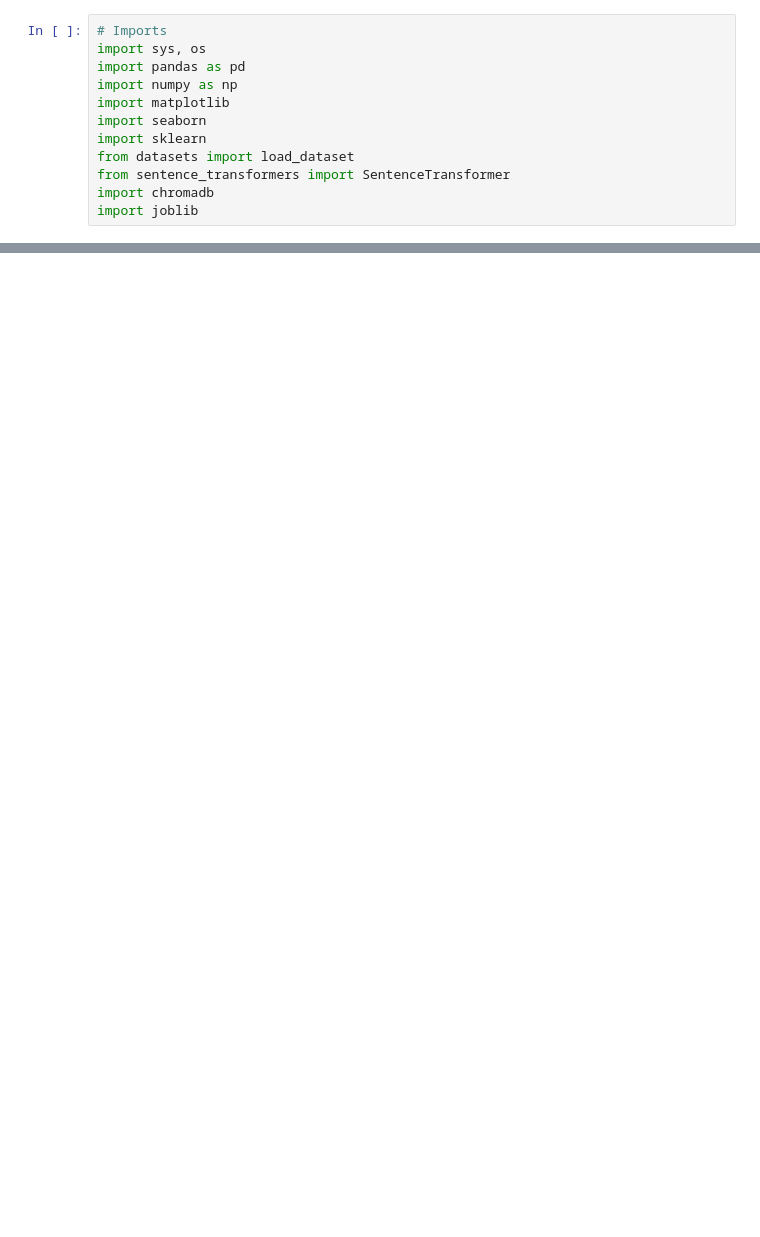
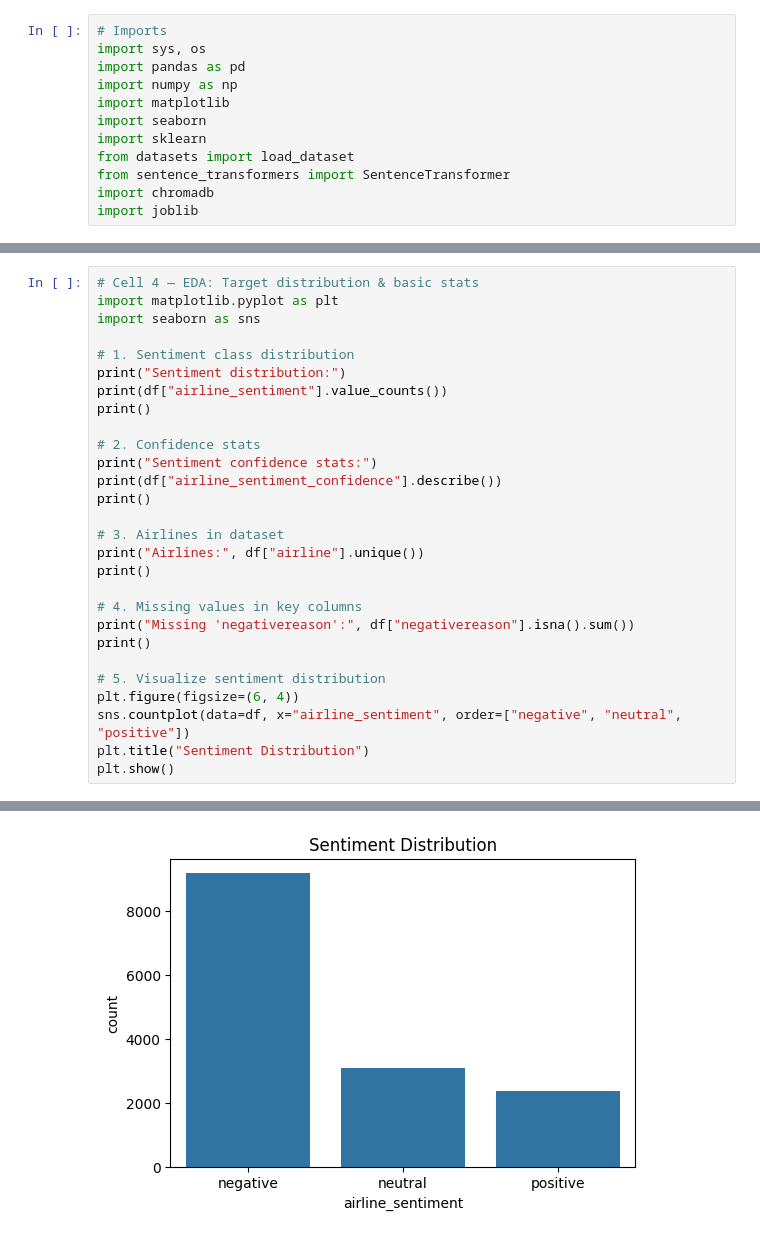
Before and after one commit to red-jen/AeroStream-Analytics, a Jupyter notebook: notebooks/00_environment_setup.ipynb, the cells around one changed output, grey strips where cells are left out. Drawn from its saved outputs; the diff is of its cells as text; blank space fills up the shorter version.

```diff
--- a/notebooks/00_environment_setup.ipynb
+++ b/notebooks/00_environment_setup.ipynb
@@ -53,0 +68,29 @@ NameError: name 'text' is not defined
+# %%
+# Cell 4 — EDA: Target distribution & basic stats
+import matplotlib.pyplot as plt
+import seaborn as sns
+
+# 1. Sentiment class distribution
+print("Sentiment distribution:")
+print(df["airline_sentiment"].value_counts())
+print()
+
+# 2. Confidence stats
+print("Sentiment confidence stats:")
+print(df["airline_sentiment_confidence"].describe())
+print()
+
+# 3. Airlines in dataset
+print("Airlines:", df["airline"].unique())
+print()
+
+# 4. Missing values in key columns
+print("Missing 'negativereason':", df["negativereason"].isna().sum())
+print()
+
+# 5. Visualize sentiment distribution
+plt.figure(figsize=(6, 4))
+sns.countplot(data=df, x="airline_sentiment", order=["negative", "neutral", "positive"])
+plt.title("Sentiment Distribution")
+plt.show()
+# %% [output]
@@ -53,0 +114 @@ NameError: name 'text' is not defined
+[figure, added]
```
Also changed, not shown: parts of 11 cells of this notebook.
